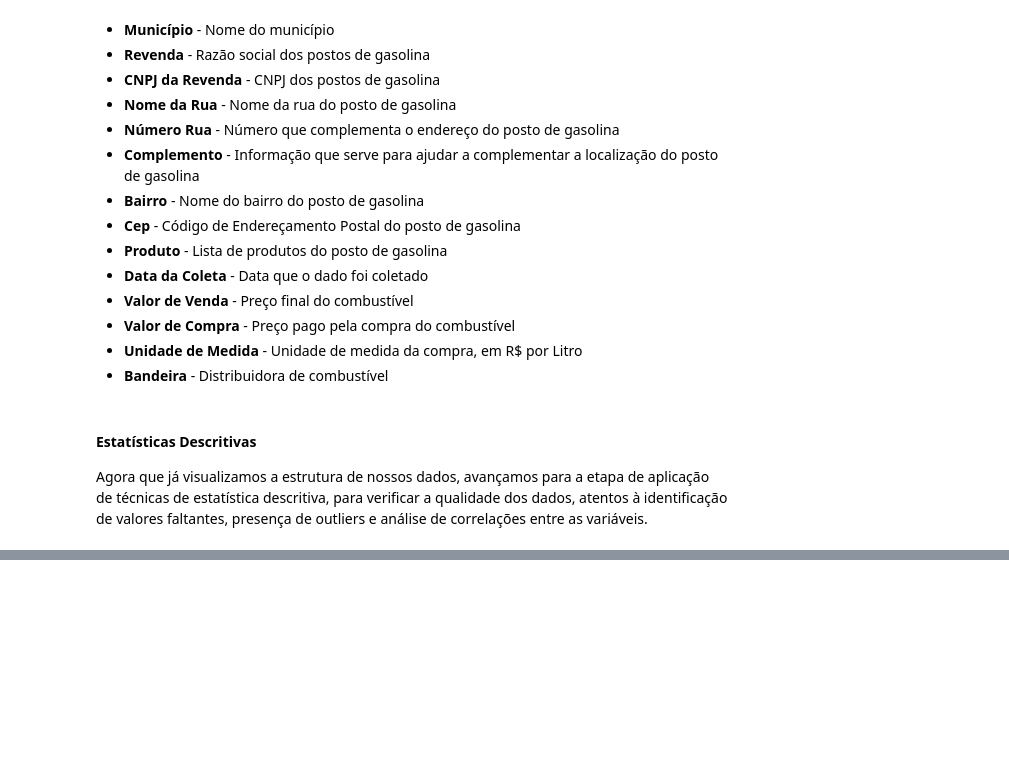
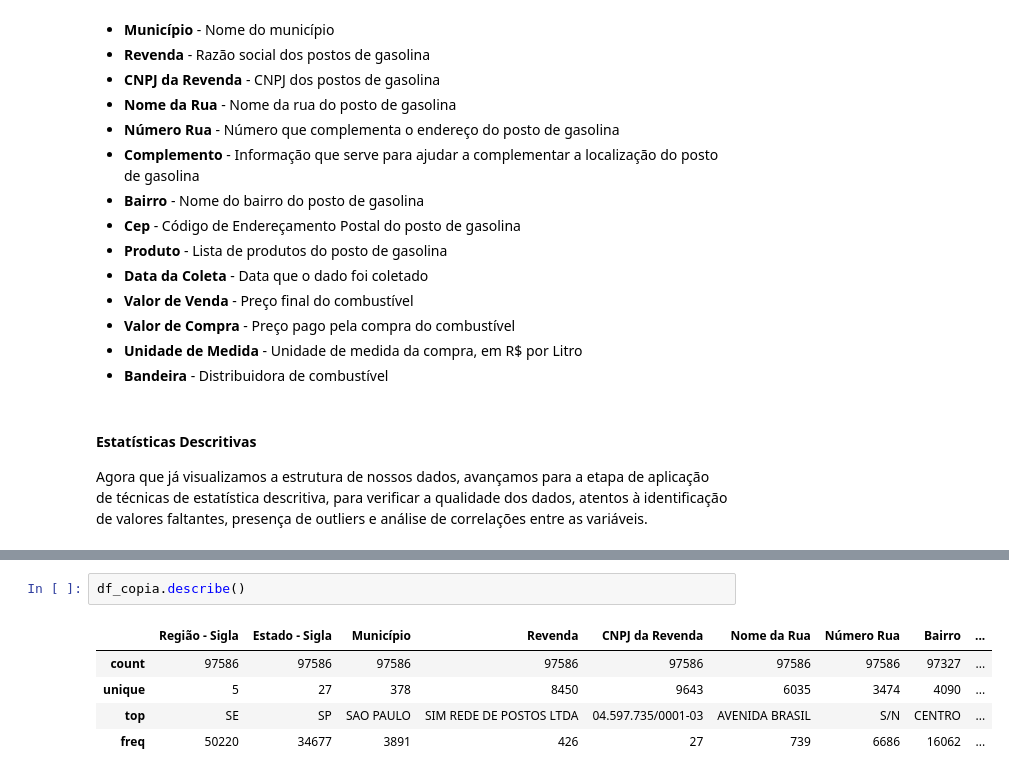
Before and after one commit to lioradopacio/Projeto_M4_DA, a Jupyter notebook: Notebook_Projeto_M4_Grupo4_ANP.ipynb, the cells around one changed output, grey strips where cells are left out. Saved outputs shown, nothing was run; the diff lists cells and outputs as text; blank space fills up the shorter version.

Commit message:
Continuação da limpeza e informações do df com o método describe

```diff
--- a/Notebook_Projeto_M4_Grupo4_ANP.ipynb
+++ b/Notebook_Projeto_M4_Grupo4_ANP.ipynb
@@ -180,0 +376,8 @@ Agora que já visualizamos a estrutura de nossos dados, avançamos para a etapa
+# %%
+df_copia.describe()
+# %% [output]
+|  | Região - Sigla | Estado - Sigla | Município | Revenda | CNPJ da Revenda | Nome da Rua | Número Rua | Bairro | ... |
+| count | 97586 | 97586 | 97586 | 97586 | 97586 | 97586 | 97586 | 97327 | ... |
+| unique | 5 | 27 | 378 | 8450 | 9643 | 6035 | 3474 | 4090 | ... |
+| top | SE | SP | SAO PAULO | SIM REDE DE POSTOS LTDA | 04.597.735/0001-03 | AVENIDA BRASIL | S/N | CENTRO | ... |
+| freq | 50220 | 34677 | 3891 | 426 | 27 | 739 | 6686 | 16062 | ... |
```
Also changed, not shown: parts of 16 cells of this notebook.
